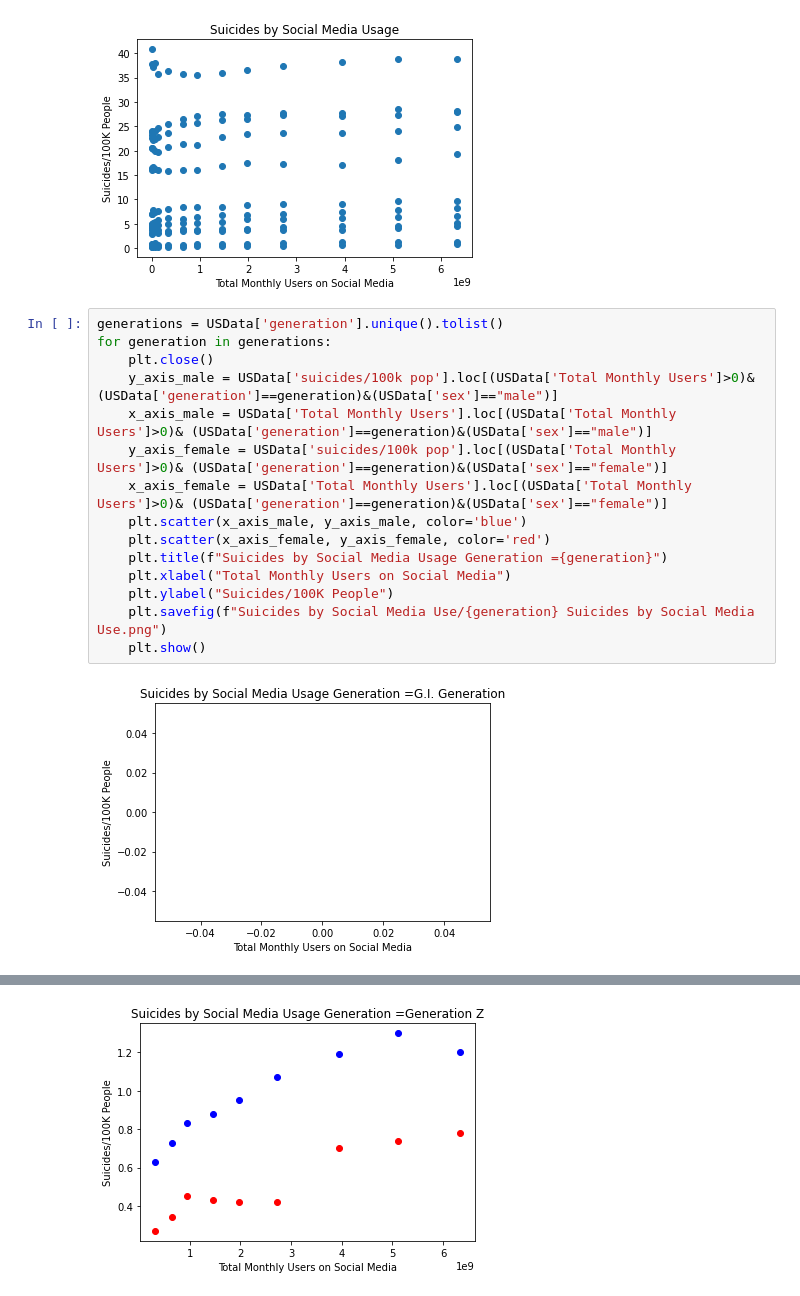
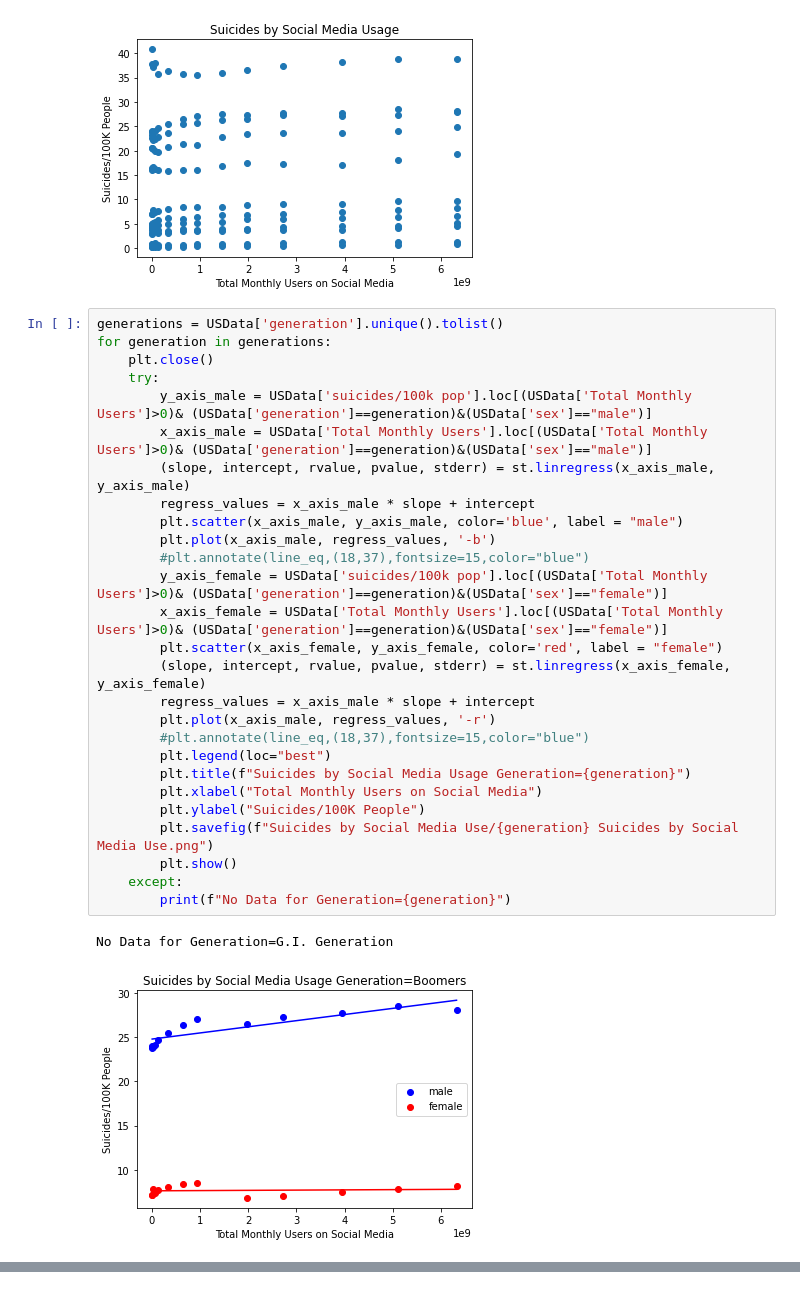
Before and after one commit to ludmilagd/SocialMediaUsageImpact, a Jupyter notebook: SocialMedia&Suicides.ipynb, the cells around one changed output, grey strips where cells are left out. Drawn from its saved outputs; the diff is of its cells as text.

Commit message:
Add labels to plots

```diff
--- a/SocialMedia&Suicides.ipynb
+++ b/SocialMedia&Suicides.ipynb
@@ -140,17 +140,30 @@ plt.show()
 # %%
 generations = USData['generation'].unique().tolist()
 for generation in generations:
     plt.close()
-    y_axis_male = USData['suicides/100k pop'].loc[(USData['Total Monthly Users']>0)& (USData['generation']==generation)&(USData['sex']=="male")]
-    x_axis_male = USData['Total Monthly Users'].loc[(USData['Total Monthly Users']>0)& (USData['generation']==generation)&(USData['sex']=="male")]
-    y_axis_female = USData['suicides/100k pop'].loc[(USData['Total Monthly Users']>0)& (USData['generation']==generation)&(USData['sex']=="female")]
-    x_axis_female = USData['Total Monthly Users'].loc[(USData['Total Monthly Users']>0)& (USData['generation']==generation)&(USData['sex']=="female")]
-    plt.scatter(x_axis_male, y_axis_male, color='blue')
-    plt.scatter(x_axis_female, y_axis_female, color='red')
-    plt.title(f"Suicides by Social Media Usage Generation ={generation}")
-    plt.xlabel("Total Monthly Users on Social Media")
-    plt.ylabel("Suicides/100K People")
-    plt.savefig(f"Suicides by Social Media Use/{generation} Suicides by Social Media Use.png")
-    plt.show()
+    try:
+        y_axis_male = USData['suicides/100k pop'].loc[(USData['Total Monthly Users']>0)& (USData['generation']==generation)&(USData['sex']=="male")]
+        x_axis_male = USData['Total Monthly Users'].loc[(USData['Total Monthly Users']>0)& (USData['generation']==generation)&(USData['sex']=="male")]
+        (slope, intercept, rvalue, pvalue, stderr) = st.linregress(x_axis_male, y_axis_male)
+        regress_values = x_axis_male * slope + intercept
+        plt.scatter(x_axis_male, y_axis_male, color='blue', label = "male")
+        plt.plot(x_axis_male, regress_values, '-b')
+        #plt.annotate(line_eq,(18,37),fontsize=15,color="blue")
+        y_axis_female = USData['suicides/100k pop'].loc[(USData['Total Monthly Users']>0)& (USData['generation']==generation)&(USData['sex']=="female")]
+        x_axis_female = USData['Total Monthly Users'].loc[(USData['Total Monthly Users']>0)& (USData['generation']==generation)&(USData['sex']=="female")]
+        plt.scatter(x_axis_female, y_axis_female, color='red', label = "female")
+        (slope, intercept, rvalue, pvalue, stderr) = st.linregress(x_axis_female, y_axis_female)
+        regress_values = x_axis_male * slope + intercept
+        plt.plot(x_axis_male, regress_values, '-r')
+        #plt.annotate(line_eq,(18,37),fontsize=15,color="blue")
+        plt.legend(loc="best")
+        plt.title(f"Suicides by Social Media Usage Generation={generation}")
+        plt.xlabel("Total Monthly Users on Social Media")
+        plt.ylabel("Suicides/100K People")
+        plt.savefig(f"Suicides by Social Media Use/{generation} Suicides by Social Media Use.png")
+        plt.show()
+    except:
+        print(f"No Data for Generation={generation}")
 # %% [output]
+No Data for Generation=G.I. Generation
-[figure, old version]
+[figure, new version]
@@ -161 +173,0 @@ for generation in generations:
-[figure, removed]
```
Also changed, not shown: parts of 2 cells of this notebook, 7 other files.
